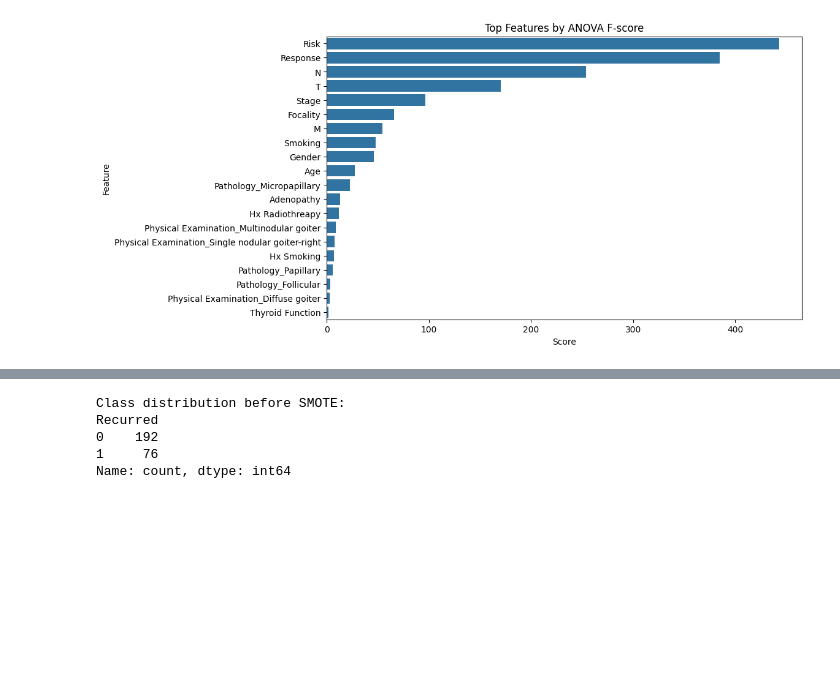
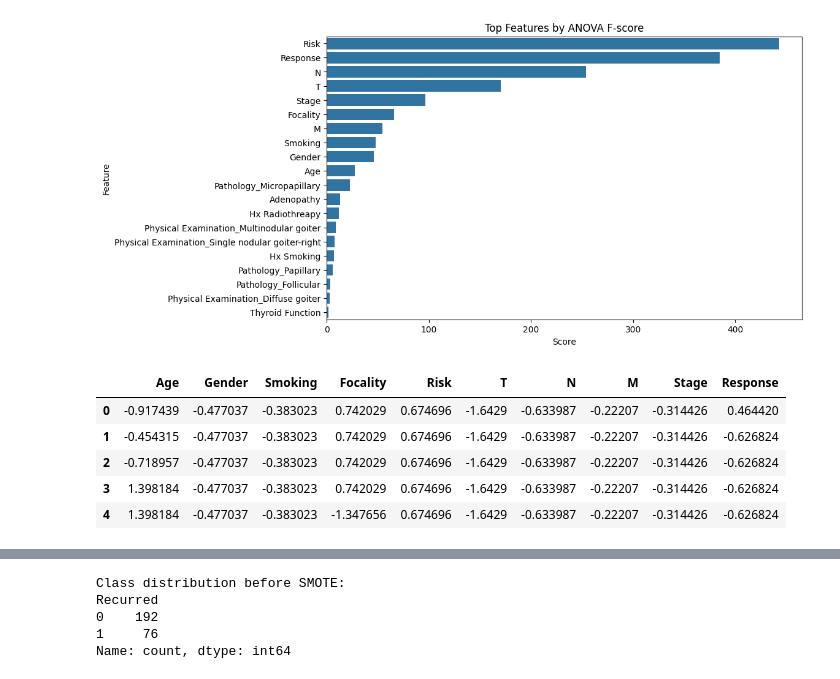
Before and after one commit to AashuSapkota/Thyroid_Recurrance, a Jupyter notebook: thyroid_model.ipynb, the cells around one changed output, grey strips where cells are left out. Cells and saved outputs as stored; diff of their text form; code cells hidden in the pictures; blank space fills up the shorter version.

```diff
--- a/thyroid_model.ipynb
+++ b/thyroid_model.ipynb
@@ -273,6 +291,15 @@ All features ranked by ANOVA F-score:
 # Update X with selected features
 X = X[selected_features]
 X_scaled = X_scaled[selected_features]
+# %%
+X_scaled.head()
+# %% [output]
+|  | Age | Gender | Smoking | Focality | Risk | T | N | M | Stage | Response |
+| 0 | -0.917439 | -0.477037 | -0.383023 | 0.742029 | 0.674696 | -1.6429 | -0.633987 | -0.22207 | -0.314426 | 0.464420 |
+| 1 | -0.454315 | -0.477037 | -0.383023 | 0.742029 | 0.674696 | -1.6429 | -0.633987 | -0.22207 | -0.314426 | -0.626824 |
+| 2 | -0.718957 | -0.477037 | -0.383023 | 0.742029 | 0.674696 | -1.6429 | -0.633987 | -0.22207 | -0.314426 | -0.626824 |
+| 3 | 1.398184 | -0.477037 | -0.383023 | 0.742029 | 0.674696 | -1.6429 | -0.633987 | -0.22207 | -0.314426 | -0.626824 |
+| 4 | 1.398184 | -0.477037 | -0.383023 | -1.347656 | 0.674696 | -1.6429 | -0.633987 | -0.22207 | -0.314426 | -0.626824 |
 # %%
 # 2.5 Train-Test Split
 X_train, X_test, y_train, y_test = train_test_split(X_scaled, y, test_size=0.3,
```
Also changed, not shown: parts of 9 cells of this notebook, 1 other file.
